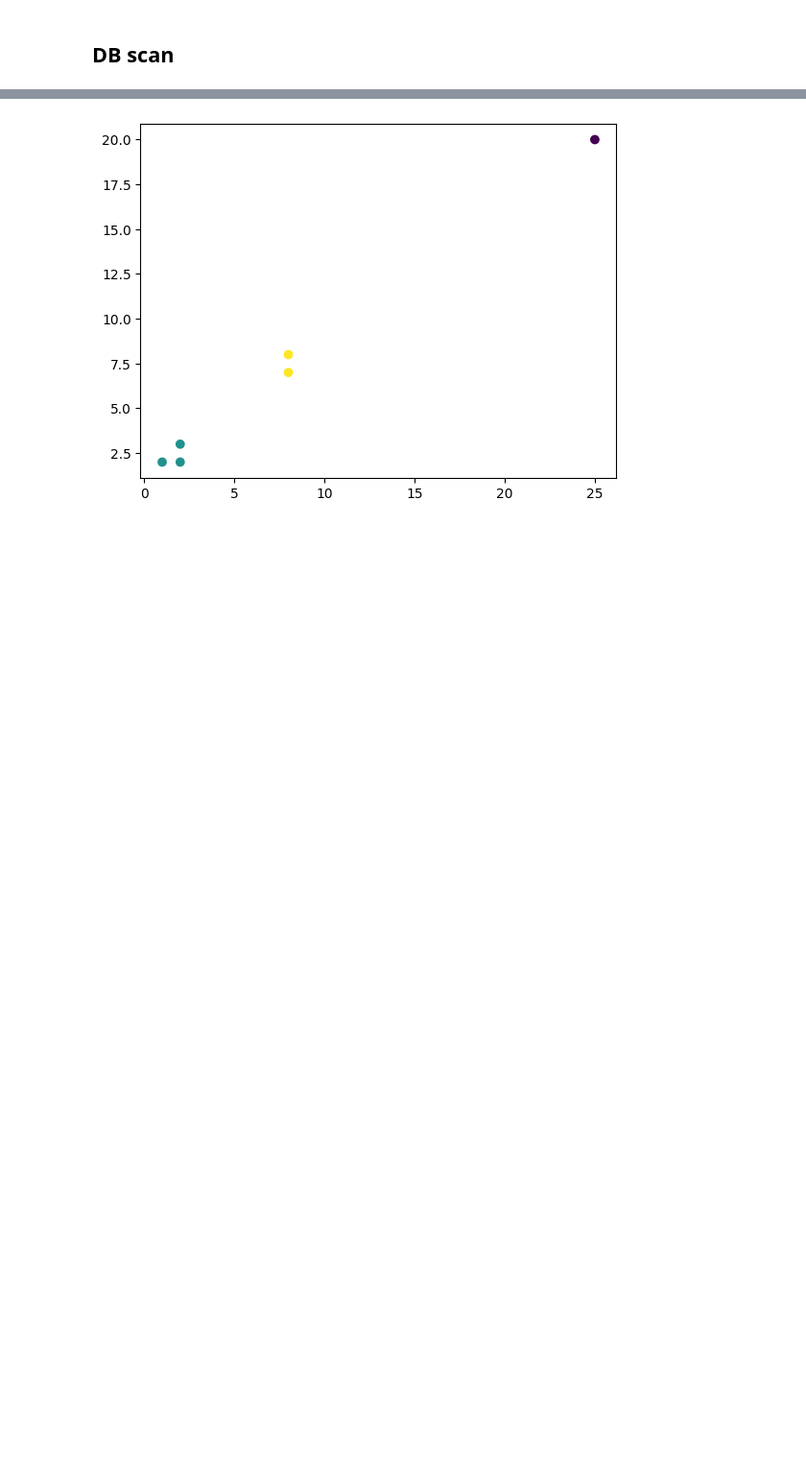
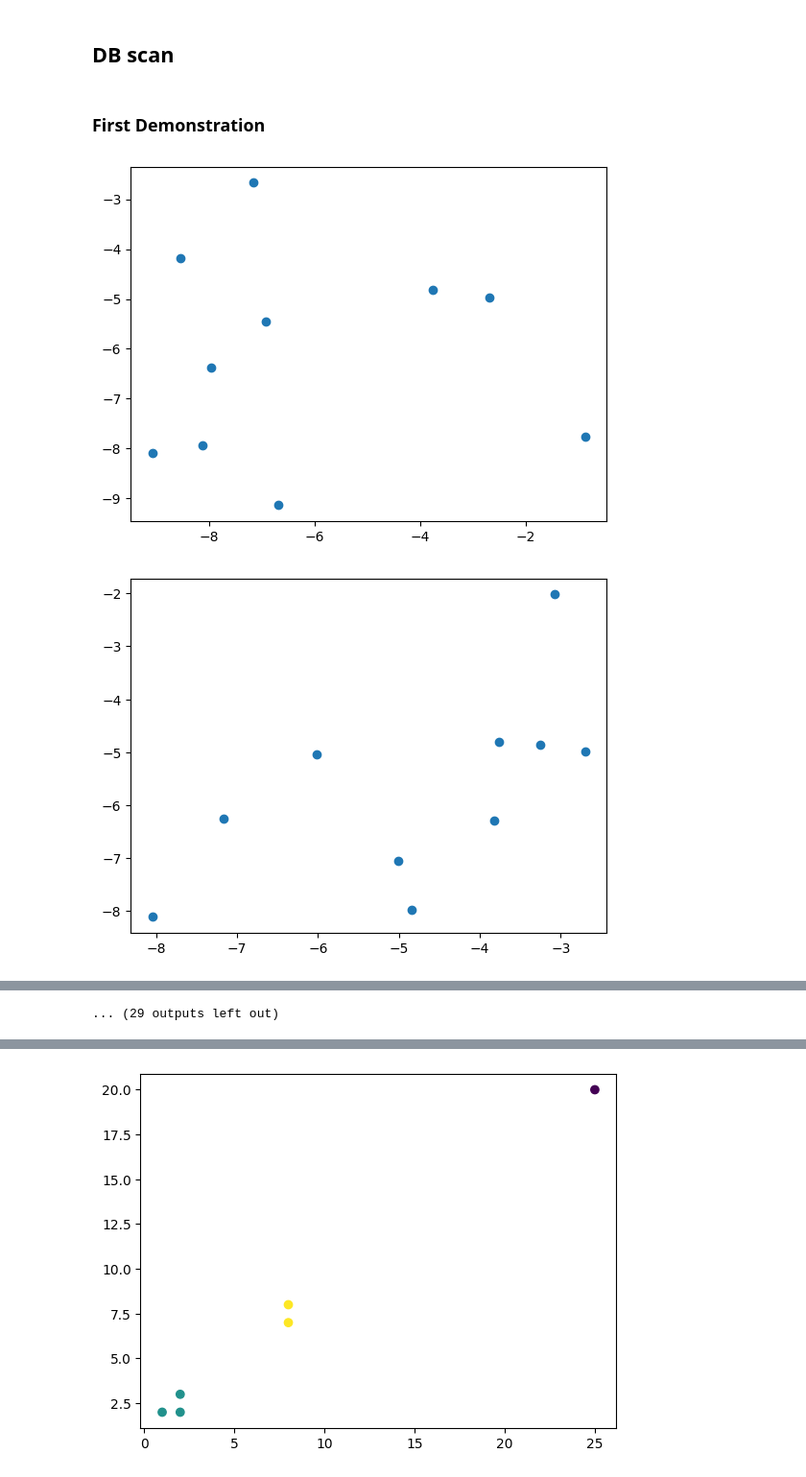
Before and after one commit to garfield-gray/Soft-Computing, a Jupyter notebook: MNSV.ipynb, the cells around one changed output, grey strips where cells are left out. Shown at 96% size. Cells and saved outputs as stored; diff of their text form; code cells hidden in the pictures; blank space fills up the shorter version.

```diff
--- a/MNSV.ipynb
+++ b/MNSV.ipynb
@@ -274,2 +273,48 @@ import matplotlib.pyplot as plt
 # %% [markdown]
 ## DB scan
+# %% [markdown]
+### First Demonstration
+# %%
+ObjF_S1 = lambda x: np.power(x[:,0]+5,2) + np.power(x[:,1]+5,2) -10*np.cos(2*np.pi*x[:,0]) -10*np.cos(2*np.pi*x[:,1]) + 20
+# %%
+# MNSV_S1_1.m
+
+import numpy as np
+import matplotlib.pyplot as plt
+
+
+t1 = time.time()
+# Define MNSV Parameters
+N = 2                     # Number of variables
+NS = 10                    # Number of samples
+MAXIT = 40                # Maximum Number of iterations
+OBJ_F = ObjF_S1           # Name of objective function
+R = np.array([[-10, 10], [-10, 10]])  # Bounds on decision variables
+Best = []
+xb = []
+
+# Initialization
+NP = NS * (NS + 3) // 2
+# R1 = np.tile(R[0, :], (NP, 1))
+# R2 = np.tile(R[1, :], (NP, 1))
+x = np.random.uniform(R[0, 0], R[0, 1], (NP, 2))
+f = OBJ_F(x)                   #evaluation
+for it in range(MAXIT):
+  ind = np.argsort(f)
+  x = x[ind[:NS]]                                         # choosing the best points
+  plt.scatter(x[:,0], x[:,1])
+  plt.show()
+  a = np.power(0.3, (it/MAXIT))
+  z = a*np.cov(x.T)
+  for i in range(NS):
+    x = np.append(x, np.random.multivariate_normal(x[i], z, (NS-i)), axis=0)  # appending new points
+  x = np.minimum(np.maximum(x, R[:,0]), R[:,1])     # making sure we're in right bounderies
+  f = OBJ_F(x)                     #evaluation
+  xb.append(x[np.argmin(f)])  #save the best
+  Best.append(np.min(f))
+  #plot
+t2 = time.time()
+print(t2-t1)
+# %% [output]
+[figure, added]
+[figure, added]
@@ -275,0 +331 @@ import matplotlib.pyplot as plt
+... (29 outputs left out)
```
Also changed, not shown: parts of 9 cells of this notebook.
